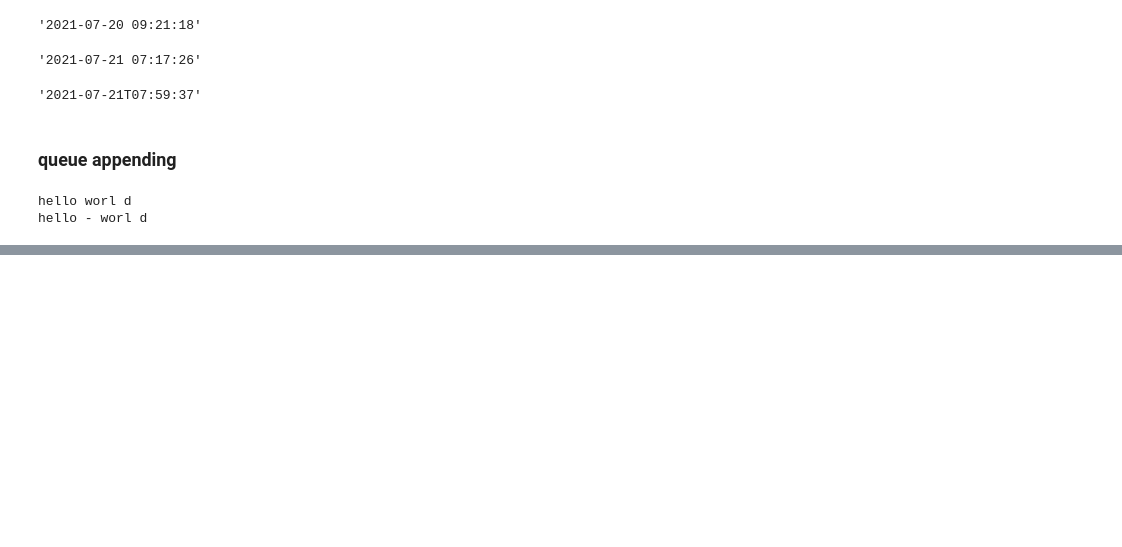
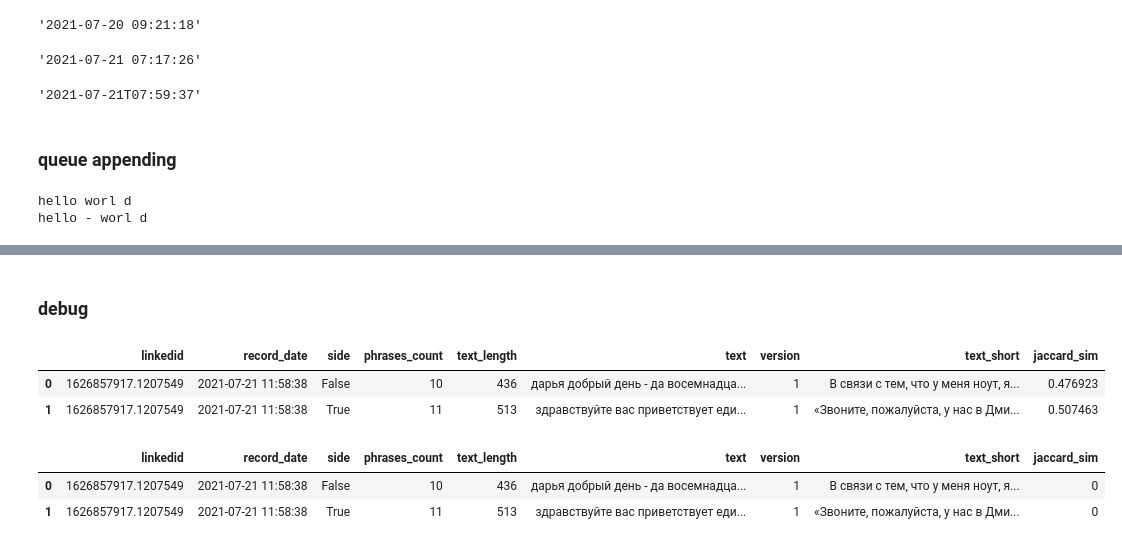
Before and after one commit to format37/call_centre_stt_server, a Jupyter notebook: summarizator.ipynb, the cells around one changed output, grey strips where cells are left out. Saved outputs shown, nothing was run; the diff lists cells and outputs as text; code cells hidden in the pictures; blank space fills up the shorter version.

```diff
--- a/summarizator.ipynb
+++ b/summarizator.ipynb
@@ -788,0 +864,5 @@ hello - worl d
+# %%
+current_date = datetime.datetime.now().strftime('%Y-%m-%d %H:%M:%S')
+df['sum_date'] = [current_date for i in range(len(df))]
+# %%
+df.drop(['jaccard_sim', 'text'], axis = 1, inplace = True)
@@ -788,0 +911,12 @@ hello - worl d
+# %% [markdown]
+### debug
+# %%
+### GET MIN VERSION
+jfirst = pd.DataFrame(df.groupby(by=['linkedid','side']).min().version)
+jfirst.reset_index(inplace = True)
+df = pd.merge(df, jfirst, how = 'inner', on = ['linkedid','side', 'version'])
+df
+# %% [output]
+|  | linkedid | record_date | side | phrases_count | text_length | text | version | text_short | jaccard_sim |
+| 0 | 1626857917.1207549 | 2021-07-21 11:58:38 | False | 10 | 436 | дарья добрый день - да восемнадца... | 1 | В связи с тем, что у меня ноут, я... | 0.476923 |
+| 1 | 1626857917.1207549 | 2021-07-21 11:58:38 | True | 11 | 513 | здравствуйте вас приветствует еди... | 1 | «Звоните, пожалуйста, у нас в Дми... | 0.507463 |
@@ -788,0 +925,8 @@ hello - worl d
+# %%
+jsims = pd.DataFrame(df.groupby(by=['linkedid','side']).max().jaccard_sim)
+jsims.reset_index(inplace = True)
+pd.merge(df, jsims, how = 'inner', on = ['linkedid','side', 'jaccard_sim'])
+# %% [output]
+|  | linkedid | record_date | side | phrases_count | text_length | text | version | text_short | jaccard_sim |
+| 0 | 1626857917.1207549 | 2021-07-21 11:58:38 | False | 10 | 436 | дарья добрый день - да восемнадца... | 1 | В связи с тем, что у меня ноут, я... | 0 |
+| 1 | 1626857917.1207549 | 2021-07-21 11:58:38 | True | 11 | 513 | здравствуйте вас приветствует еди... | 1 | «Звоните, пожалуйста, у нас в Дми... | 0 |
```
Also changed, not shown: parts of 19 cells of this notebook, 2 other files.
